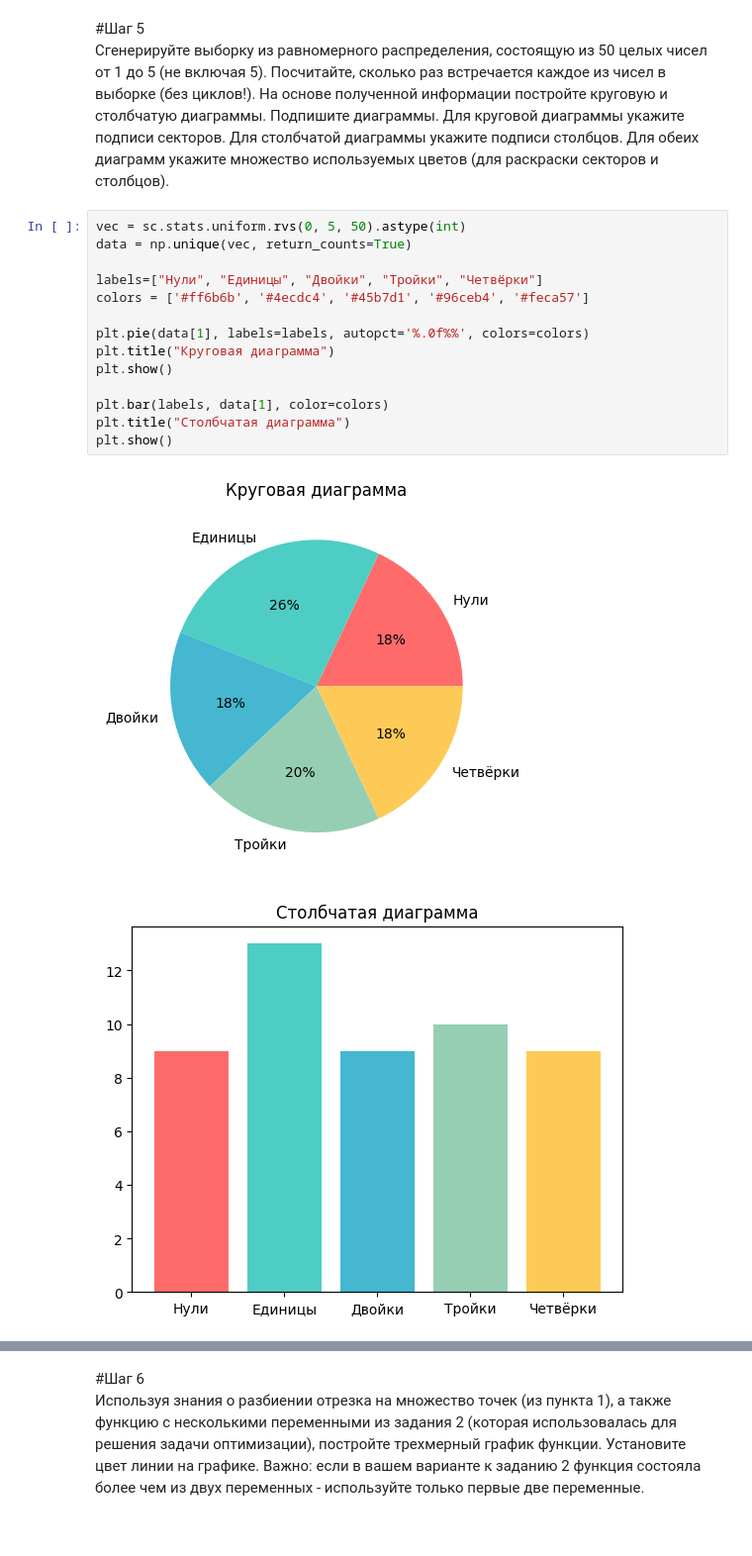
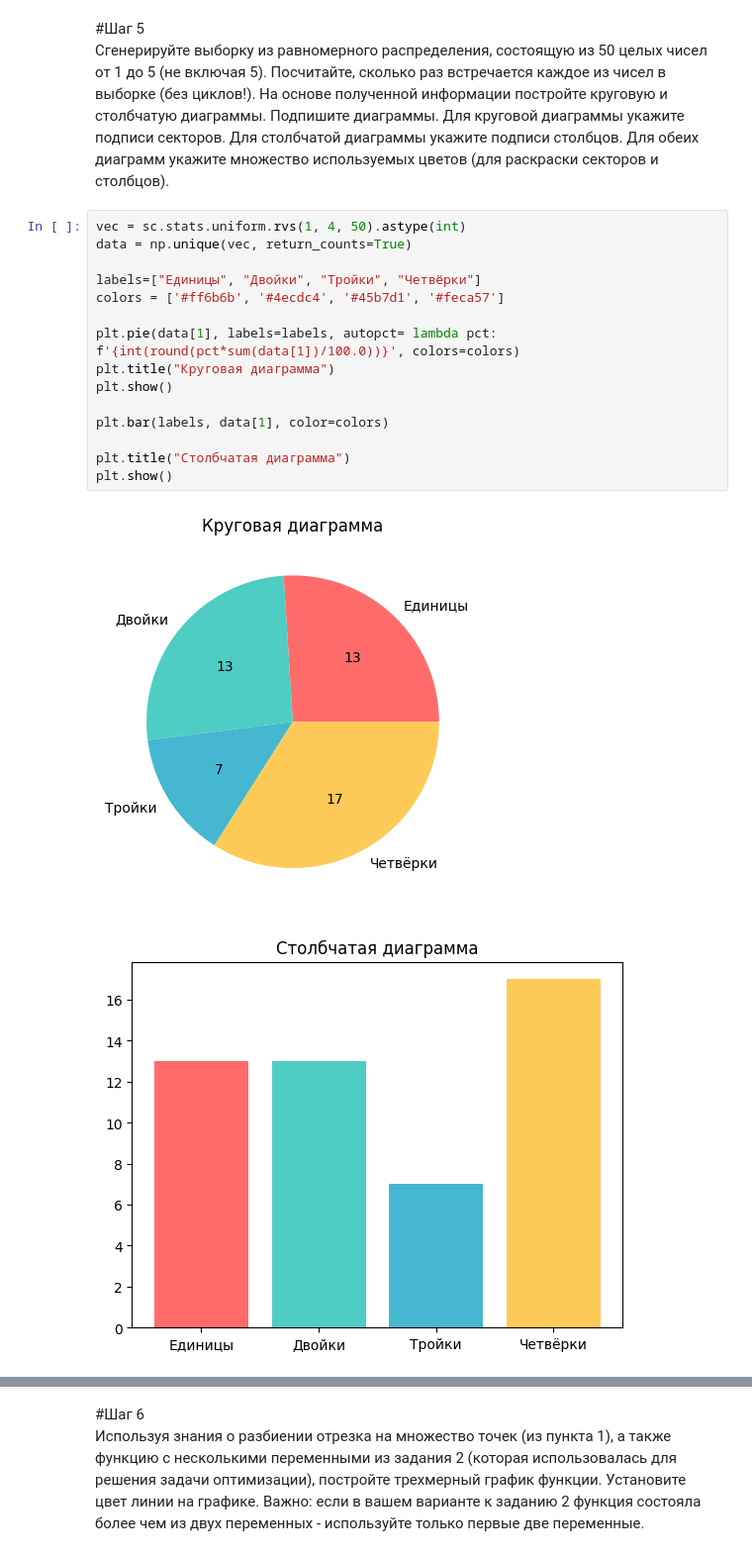
Before and after one commit to Nikitososs/pysososs, a Jupyter notebook: task4/task4.ipynb, the cells around one changed output, grey strips where cells are left out. Shown at 99% size. Saved outputs shown, nothing was run; the diff lists cells and outputs as text.

```diff
--- a/task4/task4.ipynb
+++ b/task4/task4.ipynb
@@ -87,20 +89,21 @@ plt.show()
 обеих диаграмм укажите множество используемых цветов (для
 раскраски секторов и столбцов).
 # %%
-vec = sc.stats.uniform.rvs(0, 5, 50).astype(int)
+vec = sc.stats.uniform.rvs(1, 4, 50).astype(int)
 data = np.unique(vec, return_counts=True)
 
-labels=["Нули", "Единицы", "Двойки", "Тройки", "Четвёрки"]
-colors = ['#ff6b6b', '#4ecdc4', '#45b7d1', '#96ceb4', '#feca57']
+labels=["Единицы", "Двойки", "Тройки", "Четвёрки"]
+colors = ['#ff6b6b', '#4ecdc4', '#45b7d1', '#feca57']
 
-plt.pie(data[1], labels=labels, autopct='%.0f%%', colors=colors)
+plt.pie(data[1], labels=labels, autopct= lambda pct: f'{int(round(pct*sum(data[1])/100.0))}', colors=colors)
 plt.title("Круговая диаграмма")
 plt.show()
 
 plt.bar(labels, data[1], color=colors)
+
 plt.title("Столбчатая диаграмма")
 plt.show()
 # %% [output]
-[figure, old version]
+[figure, new version]
-[figure, old version]
+[figure, new version]
 # %%
```
Also changed, not shown: parts of 8 cells of this notebook.
